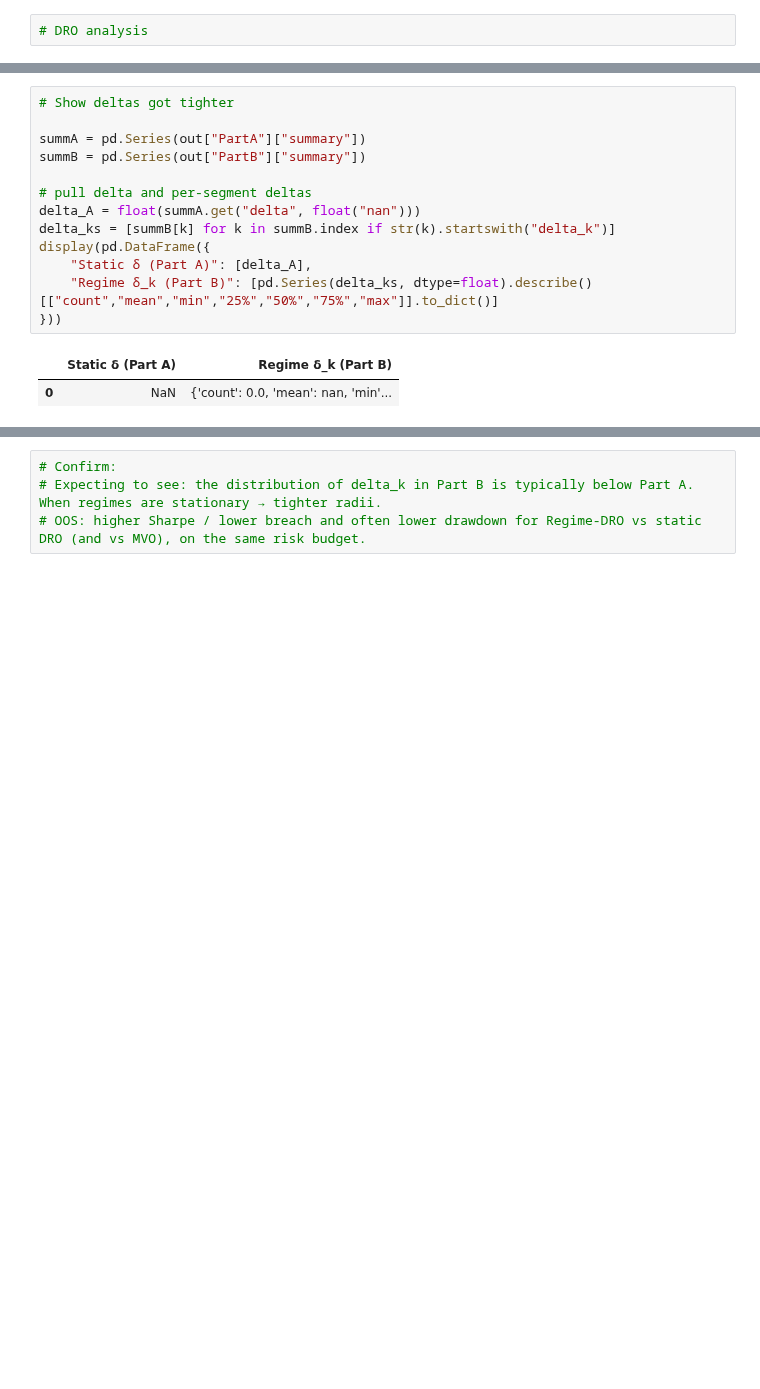
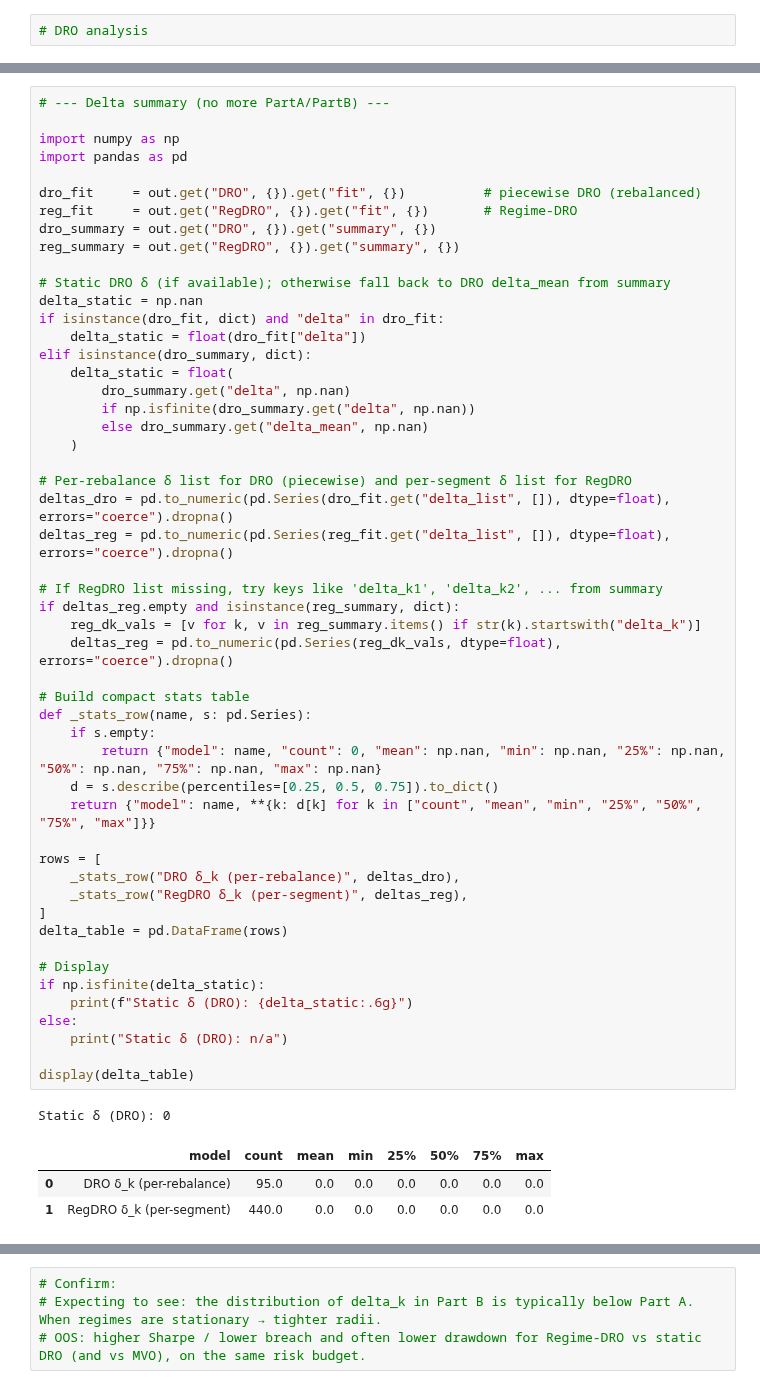
Before and after one commit to chrismader1/SLDS, a Jupyter notebook: DRO_analysis.ipynb, the cells around one changed output, grey strips where cells are left out. Drawn from its saved outputs; the diff is of its cells as text; blank space fills up the shorter version.

```diff
--- a/DRO_analysis.ipynb
+++ b/DRO_analysis.ipynb
@@ -73,17 +67,57 @@ ax.legend()
 # %%
-# Show deltas got tighter
+# --- Delta summary (no more PartA/PartB) ---
 
-summA = pd.Series(out["PartA"]["summary"])
-summB = pd.Series(out["PartB"]["summary"])
+import numpy as np
+import pandas as pd
 
-# pull delta and per-segment deltas
-delta_A = float(summA.get("delta", float("nan")))
-delta_ks = [summB[k] for k in summB.index if str(k).startswith("delta_k")]
-display(pd.DataFrame({
-    "Static δ (Part A)": [delta_A],
-    "Regime δ_k (Part B)": [pd.Series(delta_ks, dtype=float).describe()[["count","mean","min","25%","50%","75%","max"]].to_dict()]
-}))
+dro_fit     = out.get("DRO", {}).get("fit", {})          # piecewise DRO (rebalanced)
+reg_fit     = out.get("RegDRO", {}).get("fit", {})       # Regime-DRO
+dro_summary = out.get("DRO", {}).get("summary", {})
+reg_summary = out.get("RegDRO", {}).get("summary", {})
+
+# Static DRO δ (if available); otherwise fall back to DRO delta_mean from summary
+delta_static = np.nan
+if isinstance(dro_fit, dict) and "delta" in dro_fit:
+    delta_static = float(dro_fit["delta"])
+elif isinstance(dro_summary, dict):
+    delta_static = float(
+        dro_summary.get("delta", np.nan)
+        if np.isfinite(dro_summary.get("delta", np.nan))
+        else dro_summary.get("delta_mean", np.nan)
+    )
+
+# Per-rebalance δ list for DRO (piecewise) and per-segment δ list for RegDRO
+deltas_dro = pd.to_numeric(pd.Series(dro_fit.get("delta_list", []), dtype=float), errors="coerce").dropna()
+deltas_reg = pd.to_numeric(pd.Series(reg_fit.get("delta_list", []), dtype=float), errors="coerce").dropna()
+
+# If RegDRO list missing, try keys like 'delta_k1', 'delta_k2', ... from summary
+if deltas_reg.empty and isinstance(reg_summary, dict):
+    reg_dk_vals = [v for k, v in reg_summary.items() if str(k).startswith("delta_k")]
+    deltas_reg = pd.to_numeric(pd.Series(reg_dk_vals, dtype=float), errors="coerce").dropna()
+
+# Build compact stats table
+def _stats_row(name, s: pd.Series):
+    if s.empty:
+        return {"model": name, "count": 0, "mean": np.nan, "min": np.nan, "25%": np.nan, "50%": np.nan, "75%": np.nan, "max": np.nan}
+    d = s.describe(percentiles=[0.25, 0.5, 0.75]).to_dict()
+    return {"model": name, **{k: d[k] for k in ["count", "mean", "min", "25%", "50%", "75%", "max"]}}
+
+rows = [
+    _stats_row("DRO δ_k (per-rebalance)", deltas_dro),
+    _stats_row("RegDRO δ_k (per-segment)", deltas_reg),
+]
+delta_table = pd.DataFrame(rows)
+
+# Display
+if np.isfinite(delta_static):
+    print(f"Static δ (DRO): {delta_static:.6g}")
+else:
+    print("Static δ (DRO): n/a")
+
+display(delta_table)
 # %% [output]
+Static δ (DRO): 0
-|  | Static δ (Part A) | Regime δ_k (Part B) |
-| 0 | NaN | {'count': 0.0, 'mean': nan, 'min'... |
+|  | model | count | mean | min | 25% | 50% | 75% | max |
+| 0 | DRO δ_k (per-rebalance) | 95.0 | 0.0 | 0.0 | 0.0 | 0.0 | 0.0 | 0.0 |
+| 1 | RegDRO δ_k (per-segment) | 440.0 | 0.0 | 0.0 | 0.0 | 0.0 | 0.0 | 0.0 |
 # %%
```
Also changed, not shown: parts of 6 cells of this notebook, 4 other files.
